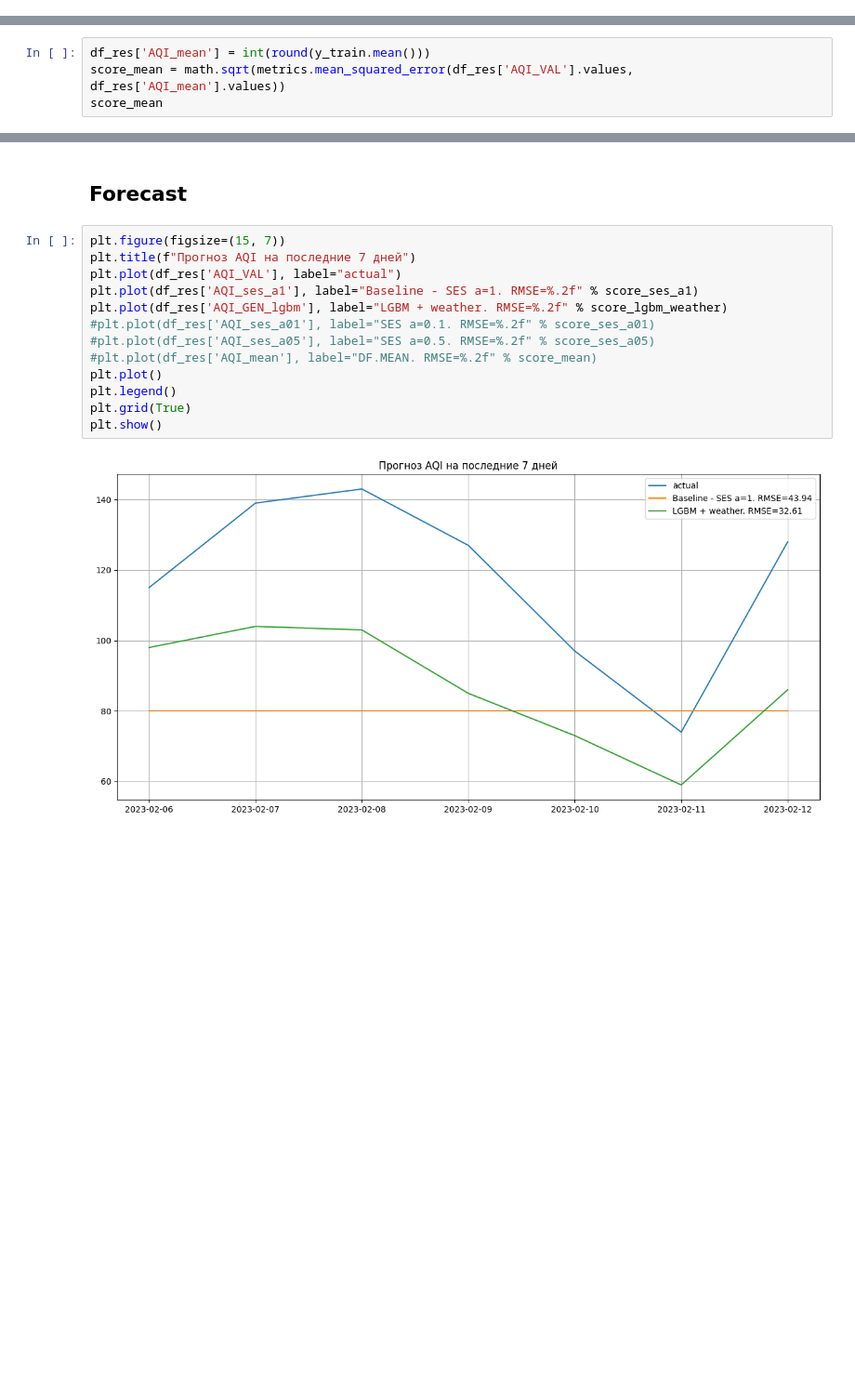
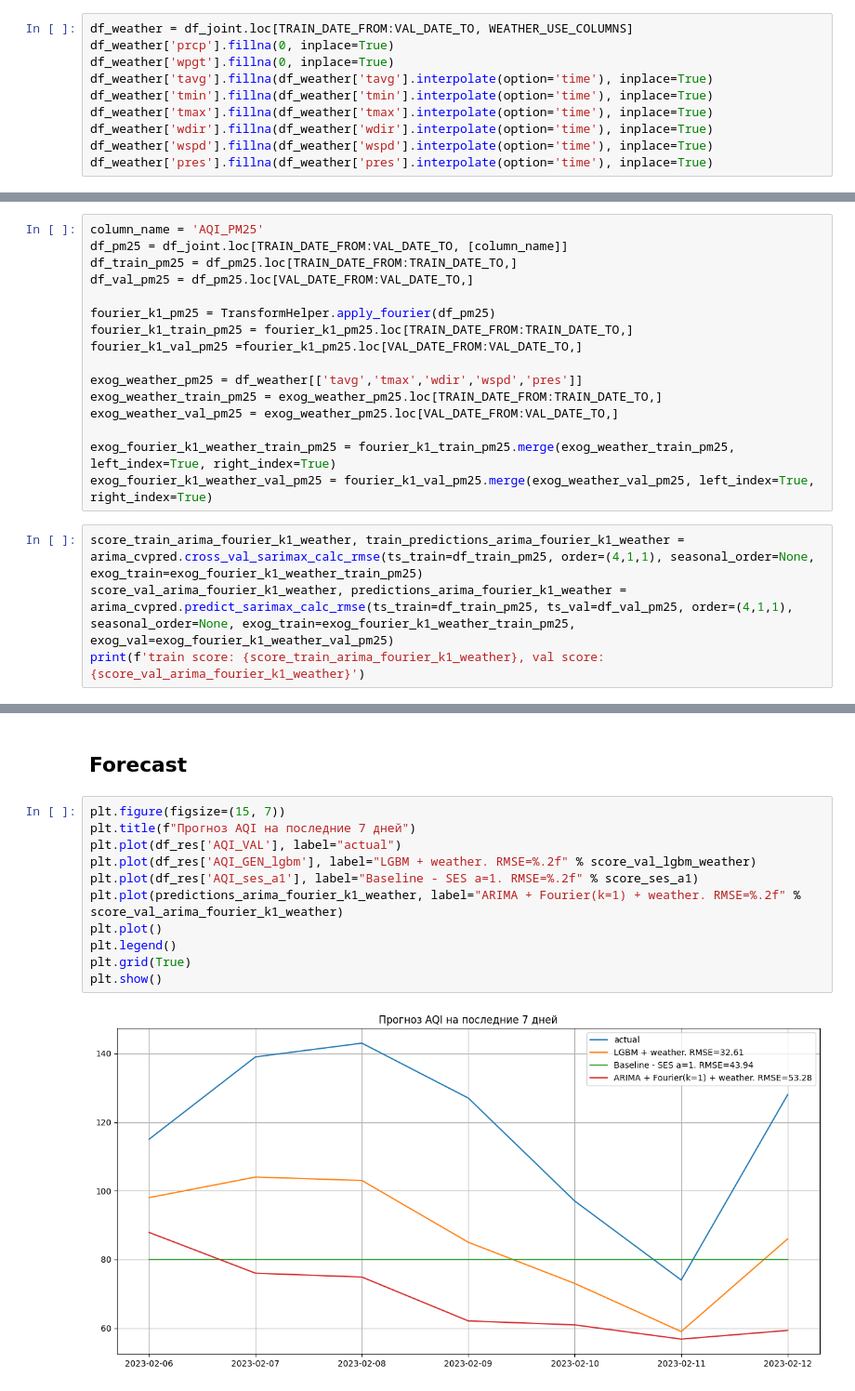
Before and after one commit to AlexandraNasonova/air_pollution_predict, a Jupyter notebook: airpollpredictor/predict/final_predictions.ipynb, the cells around one changed output, grey strips where cells are left out. Shown: that part at 93% size. Drawn from its saved outputs; the diff is of its cells as text; blank space fills up the shorter version.

Commit message:
1. refactoring - some methods were extracted to separate files, some files were move 2. the best ARIMA model was added to the final prediction (only for PM2.5)

```diff
--- a/airpollpredictor/predict/final_predictions.ipynb
+++ b/airpollpredictor/predict/final_predictions.ipynb
@@ -134,7 +137,37 @@ score_lgbm_weather
 32.60806210564673
 # %% [markdown]
 ## Arima forecast
+# %%
+df_weather = df_joint.loc[TRAIN_DATE_FROM:VAL_DATE_TO, WEATHER_USE_COLUMNS]
+df_weather['prcp'].fillna(0, inplace=True)
+df_weather['wpgt'].fillna(0, inplace=True)
+df_weather['tavg'].fillna(df_weather['tavg'].interpolate(option='time'), inplace=True)
+df_weather['tmin'].fillna(df_weather['tmin'].interpolate(option='time'), inplace=True)
+df_weather['tmax'].fillna(df_weather['tmax'].interpolate(option='time'), inplace=True)
+df_weather['wdir'].fillna(df_weather['wdir'].interpolate(option='time'), inplace=True)
+df_weather['wspd'].fillna(df_weather['wspd'].interpolate(option='time'), inplace=True)
+df_weather['pres'].fillna(df_weather['pres'].interpolate(option='time'), inplace=True)
 # %% [markdown]
 ### O3
 # %% [markdown]
 ### PM 2.5
+# %%
+column_name = 'AQI_PM25'
+df_pm25 = df_joint.loc[TRAIN_DATE_FROM:VAL_DATE_TO, [column_name]]
+df_train_pm25 = df_pm25.loc[TRAIN_DATE_FROM:TRAIN_DATE_TO,]
+df_val_pm25 = df_pm25.loc[VAL_DATE_FROM:VAL_DATE_TO,]
+
+fourier_k1_pm25 = TransformHelper.apply_fourier(df_pm25)
+fourier_k1_train_pm25 = fourier_k1_pm25.loc[TRAIN_DATE_FROM:TRAIN_DATE_TO,]
+fourier_k1_val_pm25 =fourier_k1_pm25.loc[VAL_DATE_FROM:VAL_DATE_TO,]
+
+exog_weather_pm25 = df_weather[['tavg','tmax','wdir','wspd','pres']]
+exog_weather_train_pm25 = exog_weather_pm25.loc[TRAIN_DATE_FROM:TRAIN_DATE_TO,]
+exog_weather_val_pm25 = exog_weather_pm25.loc[VAL_DATE_FROM:VAL_DATE_TO,]
+
+exog_fourier_k1_weather_train_pm25 = fourier_k1_train_pm25.merge(exog_weather_train_pm25, left_index=True, right_index=True)
+exog_fourier_k1_weather_val_pm25 = fourier_k1_val_pm25.merge(exog_weather_val_pm25, left_index=True, right_index=True)
+# %%
+score_train_arima_fourier_k1_weather, train_predictions_arima_fourier_k1_weather = arima_cvpred.cross_val_sarimax_calc_rmse(ts_train=df_train_pm25, order=(4,1,1), seasonal_order=None, exog_train=exog_fourier_k1_weather_train_pm25)
+score_val_arima_fourier_k1_weather, predictions_arima_fourier_k1_weather = arima_cvpred.predict_sarimax_calc_rmse(ts_train=df_train_pm25, ts_val=df_val_pm25, order=(4,1,1), seasonal_order=None, exog_train=exog_fourier_k1_weather_train_pm25, exog_val=exog_fourier_k1_weather_val_pm25)
+print(f'train score: {score_train_arima_fourier_k1_weather}, val score: {score_val_arima_fourier_k1_weather}')
@@ -147,4 +179,0 @@ score_lgbm_weather
-# %%
-df_res['AQI_mean'] = int(round(y_train.mean()))
-score_mean = math.sqrt(metrics.mean_squared_error(df_res['AQI_VAL'].values, df_res['AQI_mean'].values))
-score_mean
@@ -217,15 +246,13 @@ Score for NO2: 4.750939756661683
 # %%
 plt.figure(figsize=(15, 7))
 plt.title(f"Прогноз AQI на последние 7 дней")
 plt.plot(df_res['AQI_VAL'], label="actual")
+plt.plot(df_res['AQI_GEN_lgbm'], label="LGBM + weather. RMSE=%.2f" % score_val_lgbm_weather)
 plt.plot(df_res['AQI_ses_a1'], label="Baseline - SES a=1. RMSE=%.2f" % score_ses_a1)
-plt.plot(df_res['AQI_GEN_lgbm'], label="LGBM + weather. RMSE=%.2f" % score_lgbm_weather)
-#plt.plot(df_res['AQI_ses_a01'], label="SES a=0.1. RMSE=%.2f" % score_ses_a01)
-#plt.plot(df_res['AQI_ses_a05'], label="SES a=0.5. RMSE=%.2f" % score_ses_a05)
-#plt.plot(df_res['AQI_mean'], label="DF.MEAN. RMSE=%.2f" % score_mean)
+plt.plot(predictions_arima_fourier_k1_weather, label="ARIMA + Fourier(k=1) + weather. RMSE=%.2f" % score_val_arima_fourier_k1_weather)
 plt.plot()
 plt.legend()
 plt.grid(True)
 plt.show()
 # %% [output]
-[figure, old version]
+[figure, new version]
```
Also changed, not shown: parts of 12 cells of this notebook, 19 other files.
